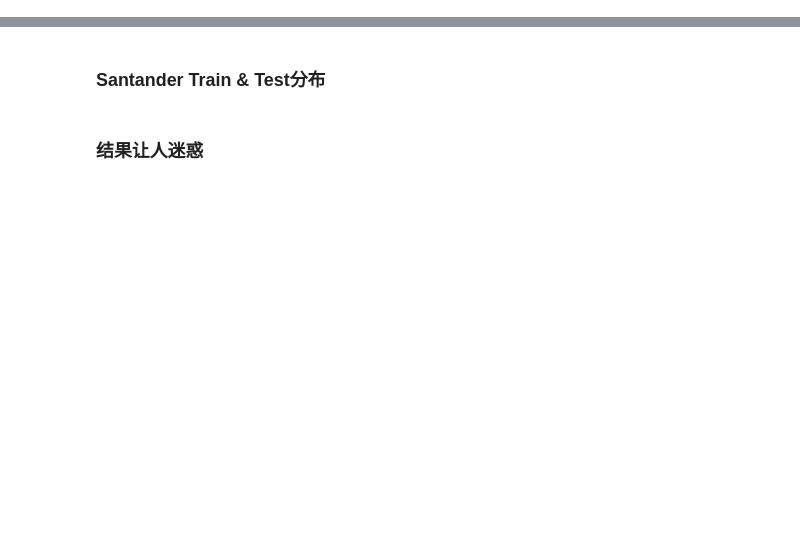
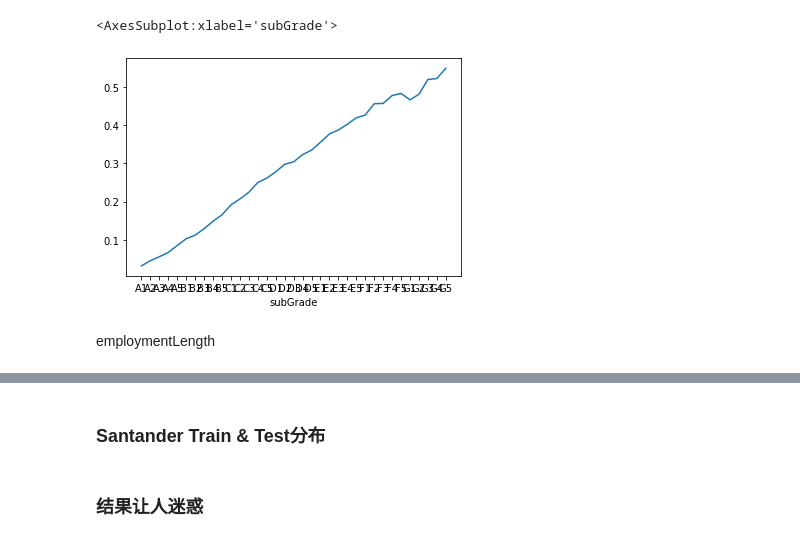
Before and after one commit to elsieyin/FengKo, a Jupyter notebook: EDA/myeda.ipynb, the cells around one changed output, grey strips where cells are left out. Cells and saved outputs as stored; diff of their text form; code cells hidden in the pictures; blank space fills up the shorter version.

```diff
--- a/EDA/myeda.ipynb
+++ b/EDA/myeda.ipynb
@@ -63,0 +139,5 @@ train['isDefault'].value_counts().sort_index().plot(kind = 'bar')
+# %%
+a1 = train.loc[train['isDefault']==1]
+b1 = a1.groupby('subGrade')['subGrade'].count()
+c1 = train.groupby('subGrade')['subGrade'].count()
+b1/c1
@@ -63,0 +162,8 @@ train['isDefault'].value_counts().sort_index().plot(kind = 'bar')
+# %%
+p1=b1/c1
+sns.lineplot(p1.index, p1.values)
+# %% [output]
+<AxesSubplot:xlabel='subGrade'>
+[figure, added]
+# %% [markdown]
+employmentLength
```
Also changed, not shown: parts of 36 cells of this notebook, 3 other files.
